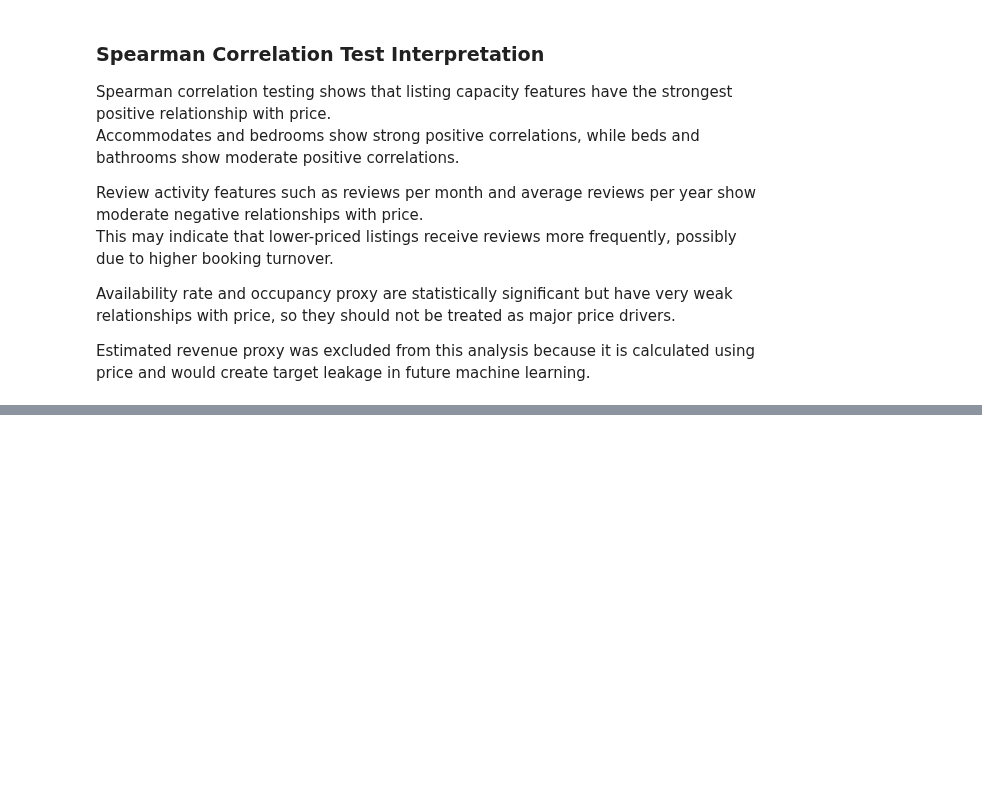
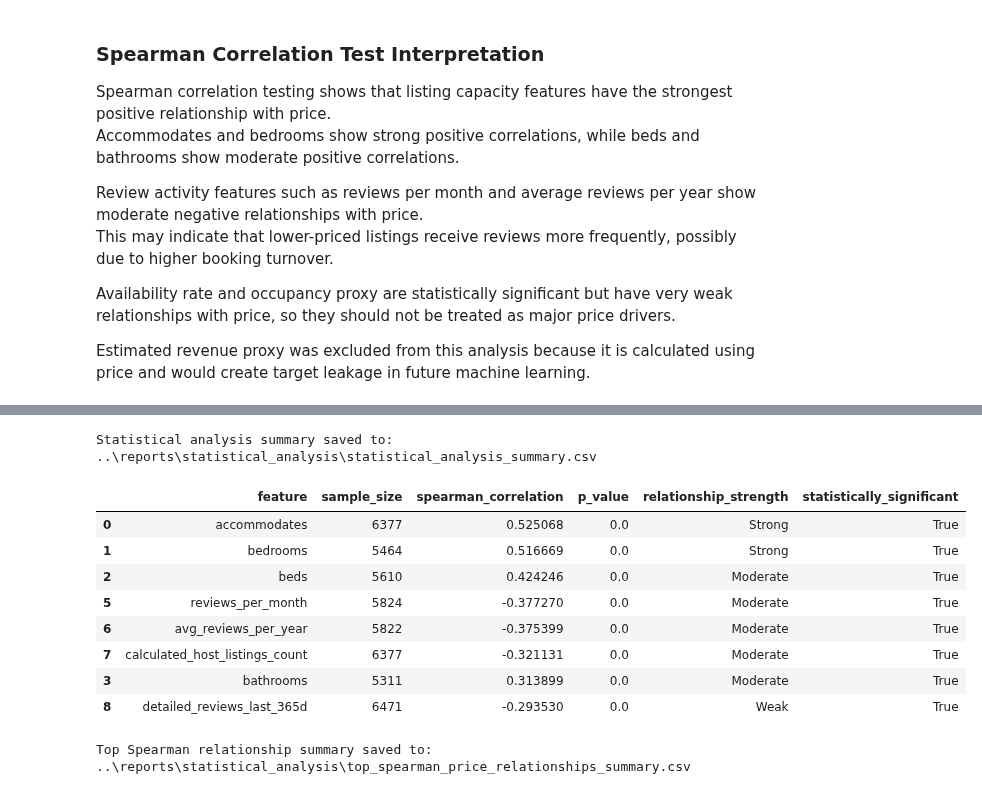
Before and after one commit to Tnadeeja/Inside-Airbnb-Market-Intelligence-Platform-Data-Engineering-Analytics-AI, a Jupyter notebook: notebooks/04_statistical_analysis.ipynb, the cells around one changed output, grey strips where cells are left out. Drawn from its saved outputs; the diff is of its cells as text; code cells hidden in the pictures; blank space fills up the shorter version.

Commit message:
Add statistical analysis summary

```diff
--- a/notebooks/04_statistical_analysis.ipynb
+++ b/notebooks/04_statistical_analysis.ipynb
@@ -1137,0 +1270,45 @@ Estimated revenue proxy was excluded from this analysis because it is calculated
+# %%
+statistical_summary_output_path = STAT_REPORTS_PATH / "statistical_analysis_summary.csv"
+
+statistical_summary.to_csv(statistical_summary_output_path, index=False)
+
+print(f"Statistical analysis summary saved to: {statistical_summary_output_path}")
+# %% [output]
+Statistical analysis summary saved to: ..\reports\statistical_analysis\statistical_analysis_summary.csv
+# %%
+top_spearman_summary = (
+    spearman_price_results_df
+    .sort_values("absolute_correlation", ascending=False)
+    .head(8)
+    [
+        [
+            "feature",
+            "sample_size",
+            "spearman_correlation",
+            "p_value",
+            "relationship_strength",
+            "statistically_significant"
+        ]
+    ]
+    .copy()
+)
+
+top_spearman_summary
+# %% [output]
+|  | feature | sample_size | spearman_correlation | p_value | relationship_strength | statistically_significant |
+| 0 | accommodates | 6377 | 0.525068 | 0.0 | Strong | True |
+| 1 | bedrooms | 5464 | 0.516669 | 0.0 | Strong | True |
+| 2 | beds | 5610 | 0.424246 | 0.0 | Moderate | True |
+| 5 | reviews_per_month | 5824 | -0.377270 | 0.0 | Moderate | True |
+| 6 | avg_reviews_per_year | 5822 | -0.375399 | 0.0 | Moderate | True |
+| 7 | calculated_host_listings_count | 6377 | -0.321131 | 0.0 | Moderate | True |
+| 3 | bathrooms | 5311 | 0.313899 | 0.0 | Moderate | True |
+| 8 | detailed_reviews_last_365d | 6471 | -0.293530 | 0.0 | Weak | True |
+# %%
+top_spearman_summary_output_path = STAT_REPORTS_PATH / "top_spearman_price_relationships_summary.csv"
+
+top_spearman_summary.to_csv(top_spearman_summary_output_path, index=False)
+
+print(f"Top Spearman relationship summary saved to: {top_spearman_summary_output_path}")
+# %% [output]
+Top Spearman relationship summary saved to: ..\reports\statistical_analysis\top_spearman_price_relationships_summary.csv
```
Also changed, not shown: parts of 6 cells of this notebook, 2 other files.
